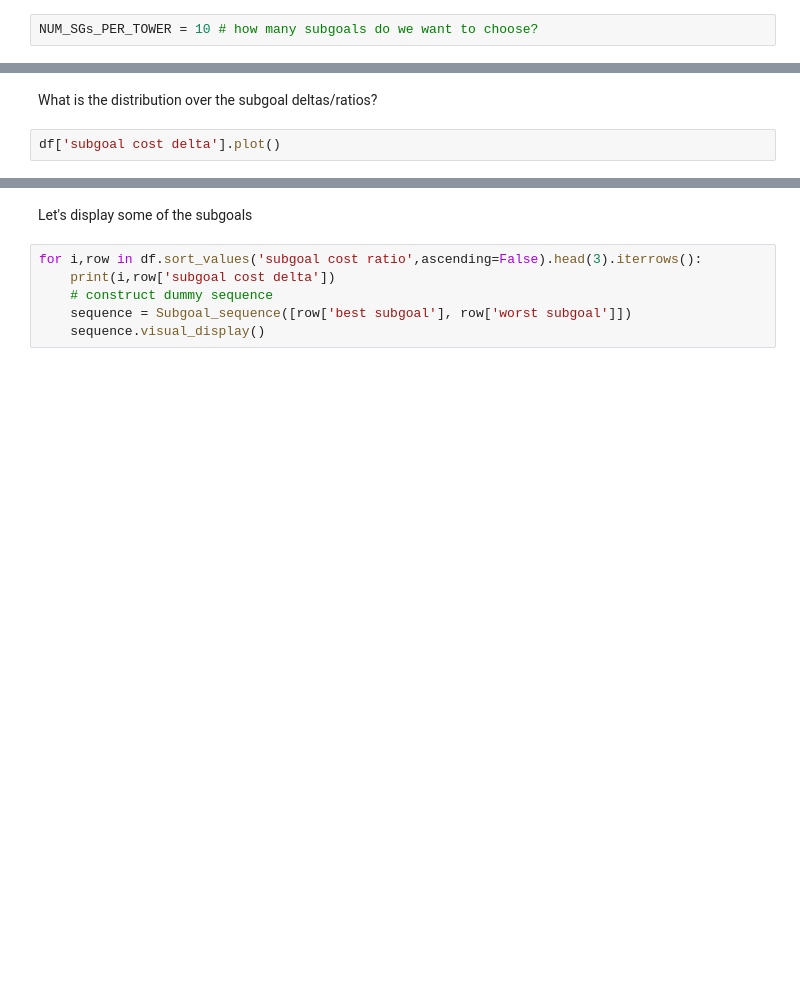
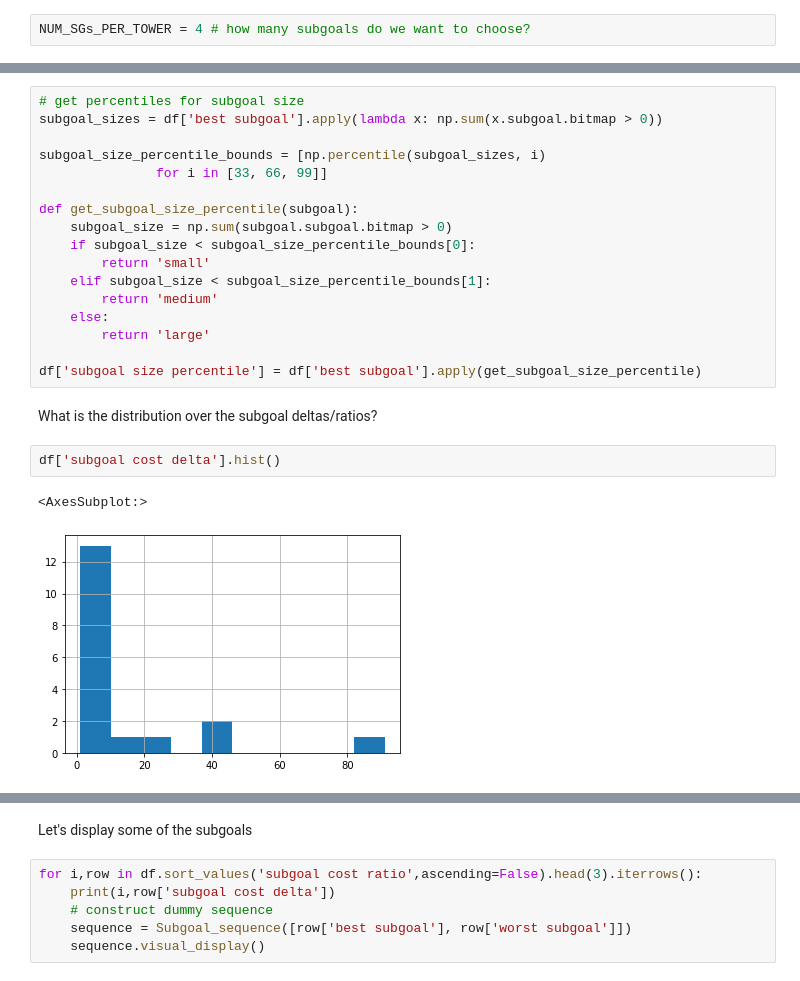
Before and after one commit to cogtoolslab/projection_block_construction, a Jupyter notebook: stimuli/AB_choice_experiment_stim_generation.ipynb, the cells around one changed output, grey strips where cells are left out. Drawn from its saved outputs; the diff is of its cells as text; blank space fills up the shorter version.

Commit message:
include subgoal size percentiles

```diff
--- a/stimuli/AB_choice_experiment_stim_generation.ipynb
+++ b/stimuli/AB_choice_experiment_stim_generation.ipynb
@@ -209,7 +211,7 @@ trees = p_tqdm.p_map(get_subgoal_tree_from_tower, agents, worlds)
 ### Select most divergent subgoals
 For each tower, select n state/subgoal combinations that are maximally divergent.
 # %%
-NUM_SGs_PER_TOWER = 10 # how many subgoals do we want to choose?
+NUM_SGs_PER_TOWER = 4 # how many subgoals do we want to choose?
 # %%
 best_worst_subgoals = []
 for tree in trees:
@@ -235,8 +243,28 @@ for r in results:
         df.loc[i] = [r['world name'], r['world'], best_subgoal,
                      worst_subgoal, delta, ratio, r['percentile'], state, state.blocks, r['world_size'], r['world_size_percentile']]
         i += 1
+# %%
+# get percentiles for subgoal size
+subgoal_sizes = df['best subgoal'].apply(lambda x: np.sum(x.subgoal.bitmap > 0))
+
+subgoal_size_percentile_bounds = [np.percentile(subgoal_sizes, i)
+               for i in [33, 66, 99]]
+
+def get_subgoal_size_percentile(subgoal):
+    subgoal_size = np.sum(subgoal.subgoal.bitmap > 0)
+    if subgoal_size < subgoal_size_percentile_bounds[0]:
+        return 'small'
+    elif subgoal_size < subgoal_size_percentile_bounds[1]:
+        return 'medium'
+    else:
+        return 'large'
+
+df['subgoal size percentile'] = df['best subgoal'].apply(get_subgoal_size_percentile)
 # %% [markdown]
 What is the distribution over the subgoal deltas/ratios?
 # %%
-df['subgoal cost delta'].plot()
+df['subgoal cost delta'].hist()
+# %% [output]
+<AxesSubplot:>
+[figure, added]
 # %%
```
Also changed, not shown: parts of 14 cells of this notebook.
